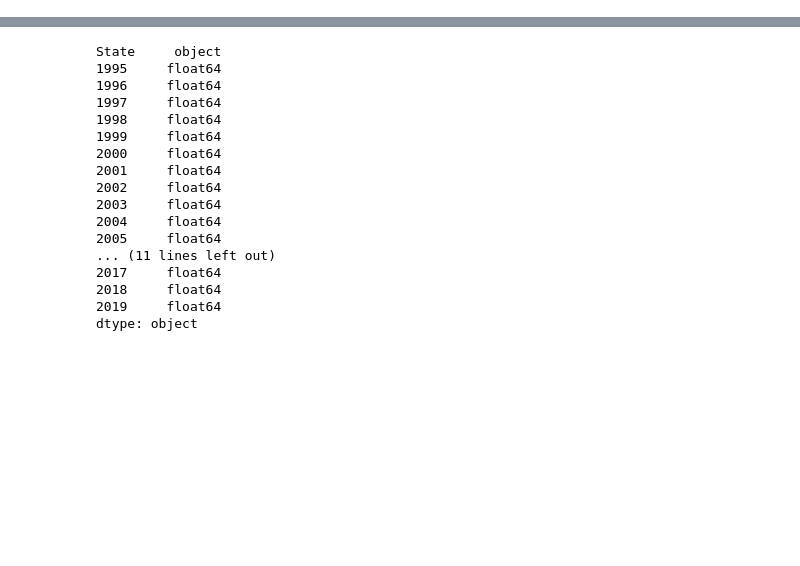
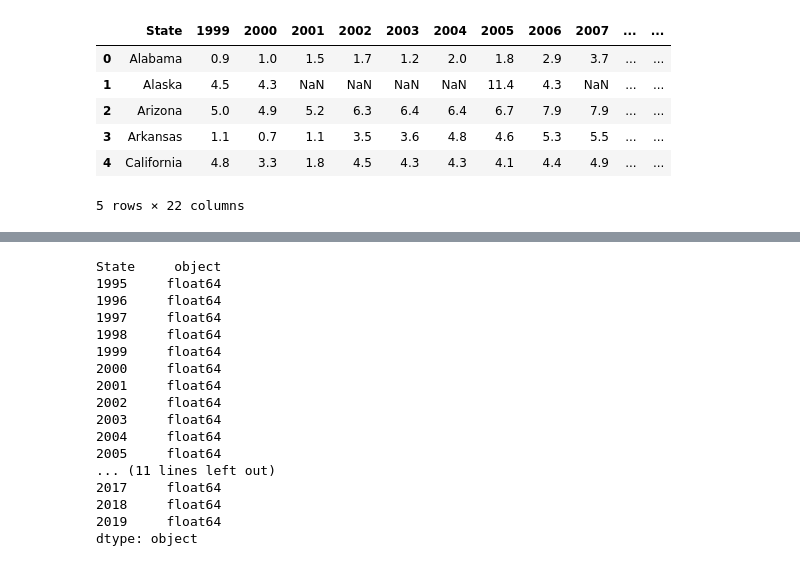
Before and after one commit to Lbrady1025/OPTN-analysis, a Jupyter notebook: csv_to_sql.ipynb, the cells around one changed output, grey strips where cells are left out. Saved outputs shown, nothing was run; the diff lists cells and outputs as text; code cells hidden in the pictures; blank space fills up the shorter version.

```diff
--- a/csv_to_sql.ipynb
+++ b/csv_to_sql.ipynb
@@ -23,2 +24,2 @@ obesity_state = pd.read_csv('resources/obesity_state.csv')
 # %%
-obesity_state = pd.read_csv('resources/obesity_state.csv')
+overdose_state = pd.read_csv('resources/overdose_state.csv')
@@ -24,0 +46,10 @@ obesity_state = pd.read_csv('resources/obesity_state.csv')
+# %%
+overdose_state.head()
+# %% [output]
+|  | State | 1999 | 2000 | 2001 | 2002 | 2003 | 2004 | 2005 | 2006 | 2007 | ... | ... |
+| 0 | Alabama | 0.9 | 1.0 | 1.5 | 1.7 | 1.2 | 2.0 | 1.8 | 2.9 | 3.7 | ... | ... |
+| 1 | Alaska | 4.5 | 4.3 | NaN | NaN | NaN | NaN | 11.4 | 4.3 | NaN | ... | ... |
+| 2 | Arizona | 5.0 | 4.9 | 5.2 | 6.3 | 6.4 | 6.4 | 6.7 | 7.9 | 7.9 | ... | ... |
+| 3 | Arkansas | 1.1 | 0.7 | 1.1 | 3.5 | 3.6 | 4.8 | 4.6 | 5.3 | 5.5 | ... | ... |
+| 4 | California | 4.8 | 3.3 | 1.8 | 4.5 | 4.3 | 4.3 | 4.1 | 4.4 | 4.9 | ... | ... |
+5 rows × 22 columns
```
Also changed, not shown: parts of 8 cells of this notebook, 10 other files.
